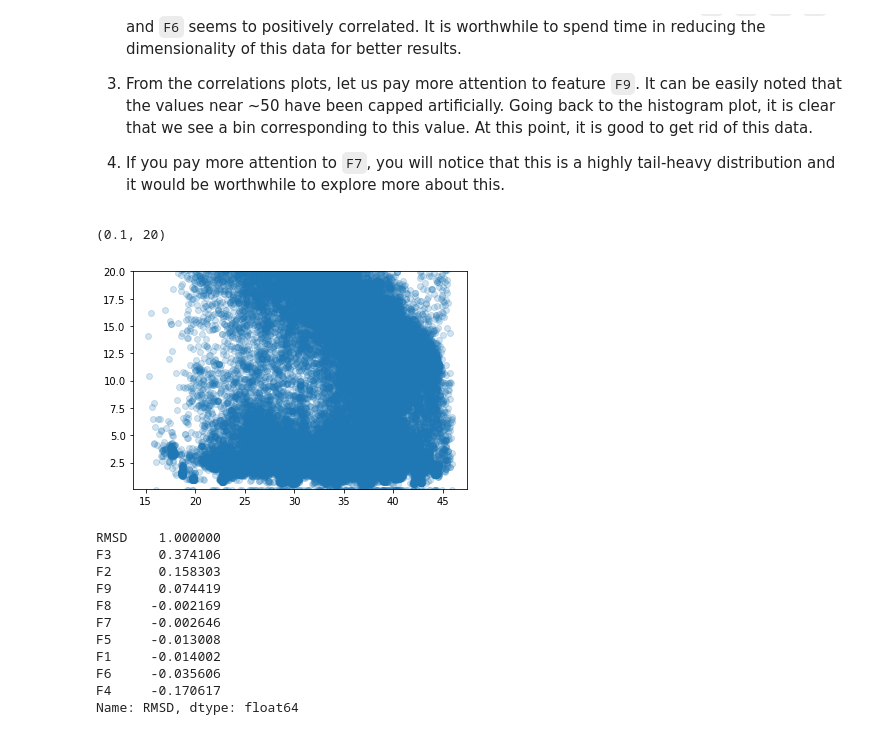
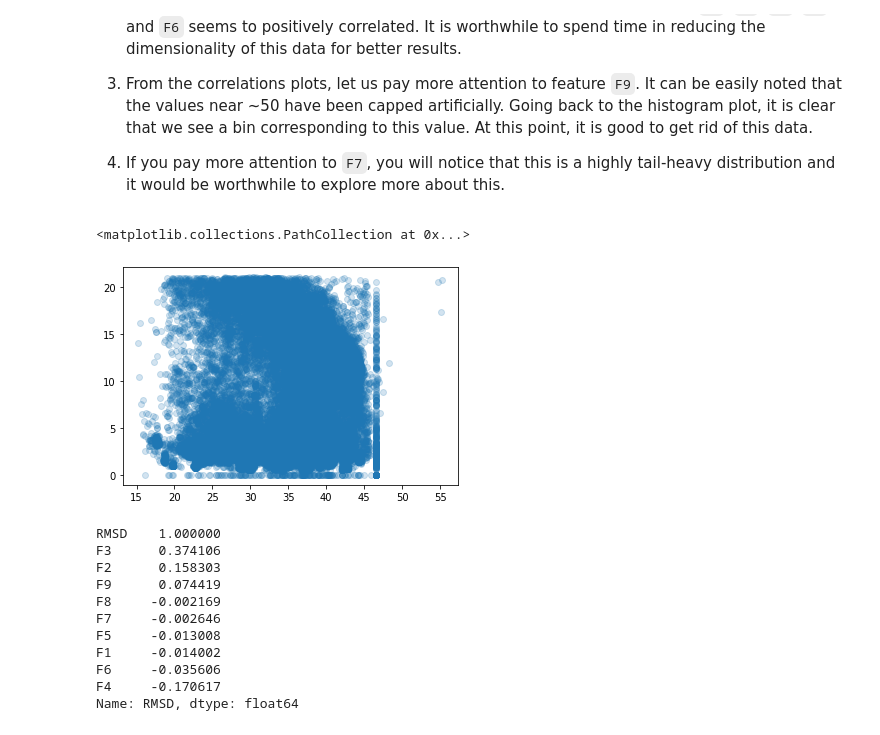
Before and after one commit to aniket-ak/Machine-Learning-CASP-Dataset, a Jupyter notebook: CASP_Exploring_Design_Space.ipynb, the cells around one changed output. Cells and saved outputs as stored; diff of their text form; code cells hidden in the pictures.

Commit message:
Corrected the way plots are done

```diff
--- a/CASP_Exploring_Design_Space.ipynb
+++ b/CASP_Exploring_Design_Space.ipynb
@@ -86,10 +86,10 @@ Let us spend some time on this plot and discuss what we see:
 
 4. If you pay more attention to `F7`, you will notice that this is a highly tail-heavy distribution and it would be worthwhile to explore more about this.
 # %%
-plt.scatter(casp_cleaned["F9"], casp_cleaned["RMSD"], alpha=0.2)
+plt.scatter(casp["F9"], casp["RMSD"], alpha=0.2)
 # %% [output]
-(0.1, 20)
+<matplotlib.collections.PathCollection at 0x...>
-[figure, old version]
+[figure, new version]
 # %%
 casp_cleaned = casp[casp['F9']<46]
 casp_cleaned = casp_cleaned[casp_cleaned["RMSD"] > 0.1]
```
Also changed, not shown: parts of 17 cells of this notebook.
